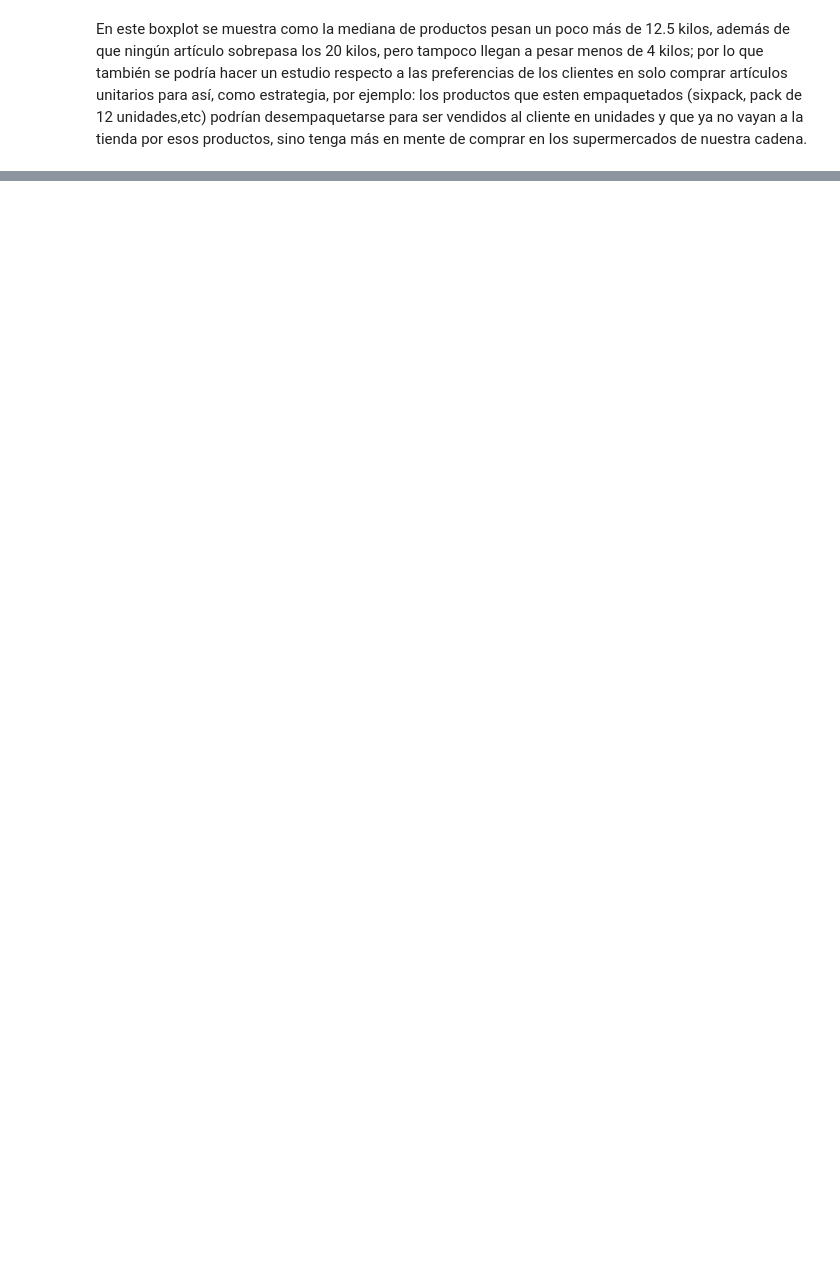
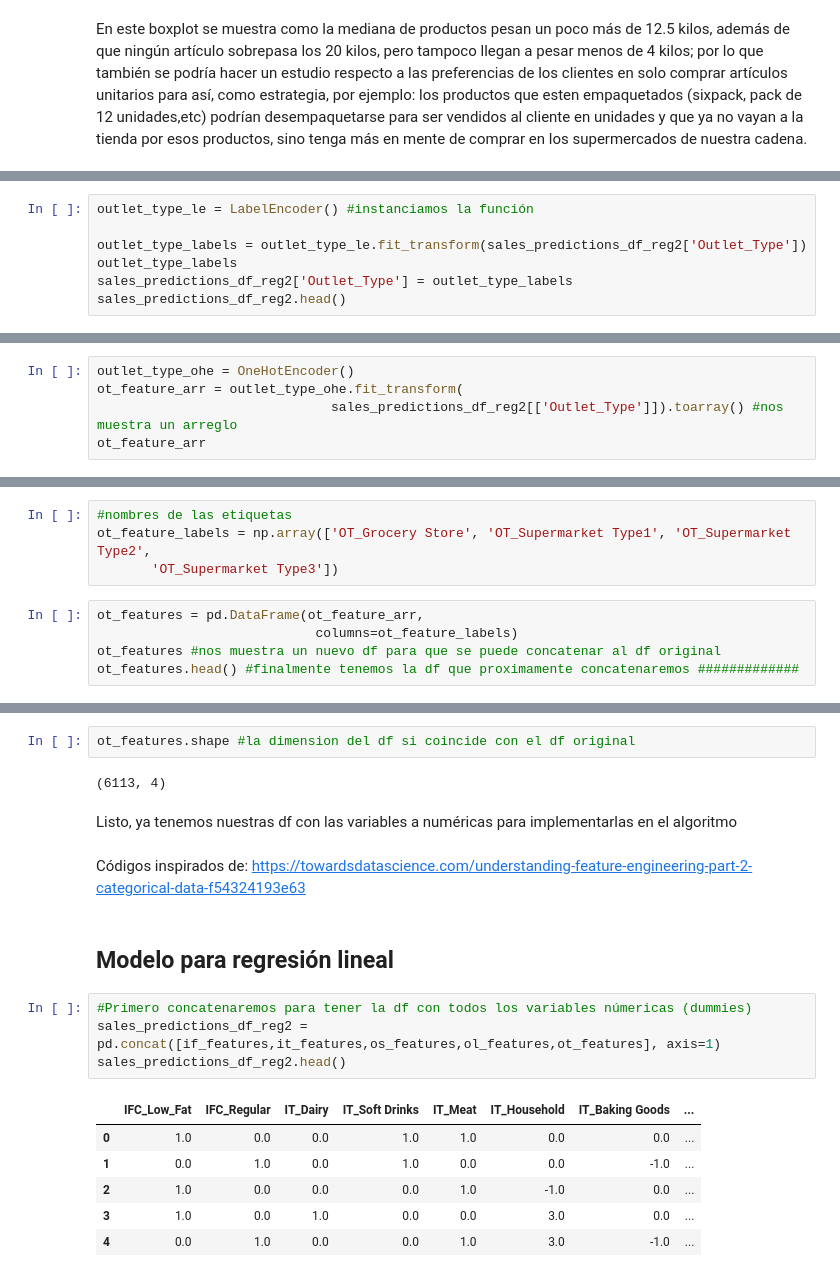
Before and after one commit to Nicolaser1102/predicciones_ventas_comida, a Jupyter notebook: Predicciones_venta_comida.ipynb, the cells around one changed output, grey strips where cells are left out. Cells and saved outputs as stored; diff of their text form; blank space fills up the shorter version.

```diff
--- a/Predicciones_venta_comida.ipynb
+++ b/Predicciones_venta_comida.ipynb
@@ -688,0 +1029,7 @@ En este boxplot se muestra como la mediana de productos pesan un poco más de 12
+# %%
+outlet_type_le = LabelEncoder() #instanciamos la función
+
+outlet_type_labels = outlet_type_le.fit_transform(sales_predictions_df_reg2['Outlet_Type'])
+outlet_type_labels
+sales_predictions_df_reg2['Outlet_Type'] = outlet_type_labels
+sales_predictions_df_reg2.head()
@@ -688,0 +1050,5 @@ En este boxplot se muestra como la mediana de productos pesan un poco más de 12
+# %%
+outlet_type_ohe = OneHotEncoder()
+ot_feature_arr = outlet_type_ohe.fit_transform(
+                              sales_predictions_df_reg2[['Outlet_Type']]).toarray() #nos muestra un arreglo
+ot_feature_arr
@@ -688,0 +1067,9 @@ En este boxplot se muestra como la mediana de productos pesan un poco más de 12
+# %%
+#nombres de las etiquetas
+ot_feature_labels = np.array(['OT_Grocery Store', 'OT_Supermarket Type1', 'OT_Supermarket Type2',
+       'OT_Supermarket Type3'])
+# %%
+ot_features = pd.DataFrame(ot_feature_arr,
+                            columns=ot_feature_labels)
+ot_features #nos muestra un nuevo df para que se puede concatenar al df original
+ot_features.head() #finalmente tenemos la df que proximamente concatenaremos #############
@@ -688,0 +1083,21 @@ En este boxplot se muestra como la mediana de productos pesan un poco más de 12
+# %%
+ot_features.shape #la dimension del df si coincide con el df original
+# %% [output]
+(6113, 4)
+# %% [markdown]
+Listo, ya tenemos nuestras df con las variables a numéricas para implementarlas en el algoritmo
+# %% [markdown]
+Códigos inspirados de: https://towardsdatascience.com/understanding-feature-engineering-part-2-categorical-data-f54324193e63
+# %% [markdown]
+## Modelo para regresión lineal
+# %%
+#Primero concatenaremos para tener la df con todos los variables númericas (dummies)
+sales_predictions_df_reg2 = pd.concat([if_features,it_features,os_features,ol_features,ot_features], axis=1)
+sales_predictions_df_reg2.head()
+# %% [output]
+|  | IFC_Low_Fat | IFC_Regular | IT_Dairy | IT_Soft Drinks | IT_Meat | IT_Household | IT_Baking Goods | ... |
+| 0 | 1.0 | 0.0 | 0.0 | 1.0 | 1.0 | 0.0 | 0.0 | ... |
+| 1 | 0.0 | 1.0 | 0.0 | 1.0 | 0.0 | 0.0 | -1.0 | ... |
+| 2 | 1.0 | 0.0 | 0.0 | 0.0 | 1.0 | -1.0 | 0.0 | ... |
+| 3 | 1.0 | 0.0 | 1.0 | 0.0 | 0.0 | 3.0 | 0.0 | ... |
+| 4 | 0.0 | 1.0 | 0.0 | 0.0 | 1.0 | 3.0 | -1.0 | ... |
```
Also changed, not shown: parts of 94 cells of this notebook.
